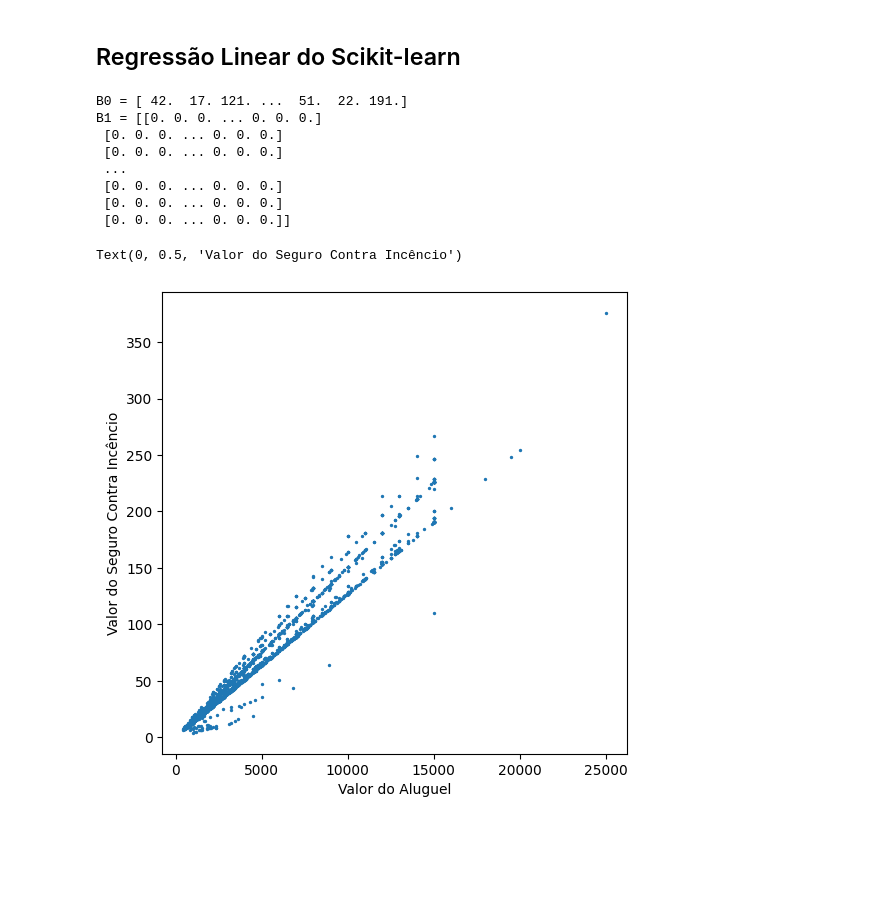
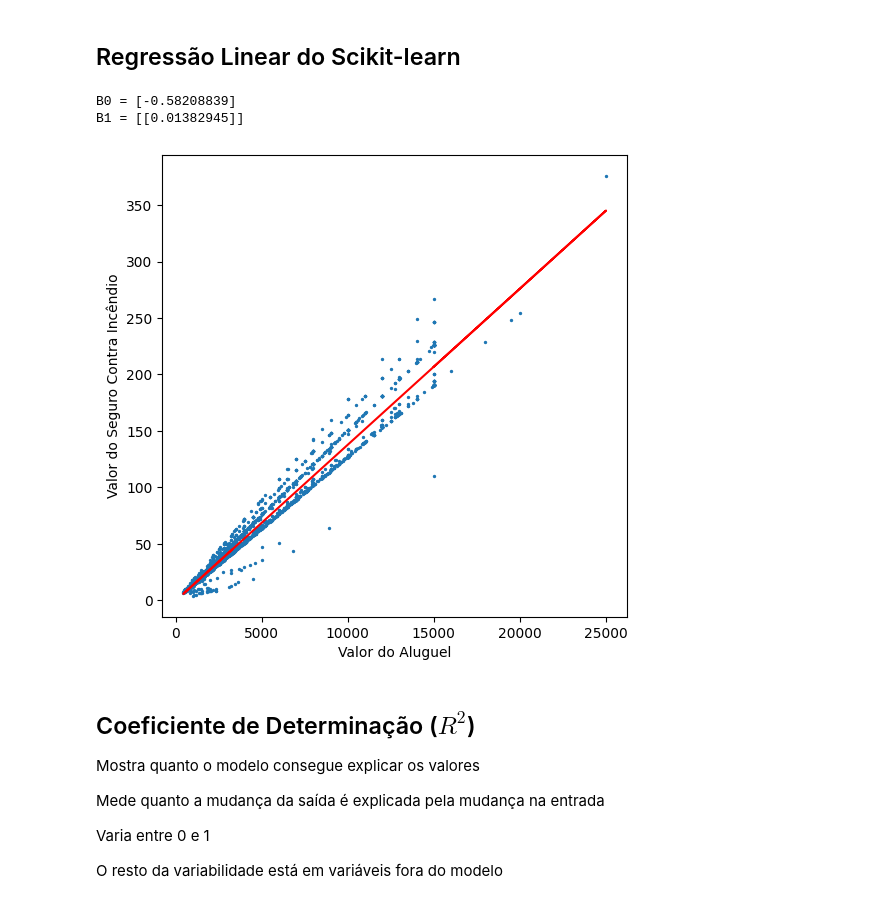
Before and after one commit to Eduarda-Donato/Machine_Learning, a Jupyter notebook: RegressãoLinear.ipynb, the cells around one changed output. Cells and saved outputs as stored; diff of their text form; code cells hidden in the pictures; blank space fills up the shorter version.

```diff
--- a/RegressãoLinear.ipynb
+++ b/RegressãoLinear.ipynb
@@ -99,8 +103,8 @@ sns.heatmap(corr, annot = True, fmt='.2f')
 # %% [markdown]
 ## Dispersão
 # %%
-x = df['rent amount (R$)'].values.reshape(1,-1)
-y = df['fire insurance (R$)'].values.reshape(1,-1)
+x = df['rent amount (R$)'].values.reshape(-1,1)
+y = df['fire insurance (R$)'].values.reshape(-1,1)
 
 print(x.shape, y.shape)
 
@@ -132,24 +136,19 @@ plt.show()
 # %%
 from sklearn.linear_model import LinearRegression
 
 modelo = LinearRegression()
-modelo.fit(x,y)
+modelo.fit(x, y)
 
 print(f'B0 = {modelo.intercept_}\nB1 = {modelo.coef_}')
 
 plt.figure(figsize=(6, 6))
 plt.scatter(x, y, s=2)
 plt.plot(x, modelo.predict(x), c='red')
 plt.xlabel('Valor do Aluguel')
-plt.ylabel('Valor do Seguro Contra Incêncio')
+plt.ylabel('Valor do Seguro Contra Incêndio')
+
+plt.show()
 # %% [output]
-B0 = [ 42.  17. 121. ...  51.  22. 191.]
-B1 = [[0. 0. 0. ... 0. 0. 0.]
- [0. 0. 0. ... 0. 0. 0.]
- [0. 0. 0. ... 0. 0. 0.]
- ...
- [0. 0. 0. ... 0. 0. 0.]
- [0. 0. 0. ... 0. 0. 0.]
- [0. 0. 0. ... 0. 0. 0.]]
+B0 = [-0.58208839]
+B1 = [[0.01382945]]
-Text(0, 0.5, 'Valor do Seguro Contra Incêncio')
-[figure, old version]
+[figure, new version]
@@ -155,0 +157,10 @@ Text(0, 0.5, 'Valor do Seguro Contra Incêncio')
+# %% [markdown]
+## Coeficiente de Determinação ($R^2$)
+
+Mostra quanto o modelo consegue explicar os valores
+
+Mede quanto a mudança da saída é explicada pela mudança na entrada
+
+Varia entre 0 e 1
+
+O resto da variabilidade está em variáveis fora do modelo
```
Also changed, not shown: parts of 5 cells of this notebook.
